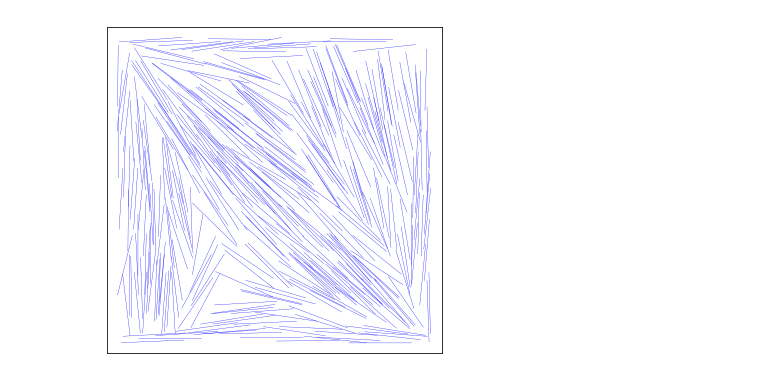
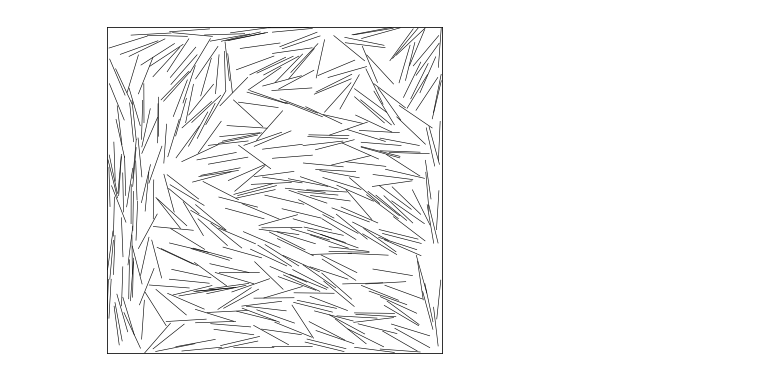
Before and after one commit to m-walters/mcmd, a Jupyter notebook: rodplot.ipynb, the cells around one changed output. Cells and saved outputs as stored; diff of their text form; code cells hidden in the pictures.

```diff
--- a/rodplot.ipynb
+++ b/rodplot.ipynb
@@ -4,34 +4,34 @@ import matplotlib.pyplot as plt
 %matplotlib inline
 # %%
 def plotLine(x1,y1,x2,y2):
-    plt.gca().plot([x1, x2], [y1, y2], color='b', linestyle='-', linewidth=0.3)
+    plt.gca().plot([x1, x2], [y1, y2], color='k', linestyle='-', linewidth=0.6)
 # %%
-w = 16.
+w = 25.
 h = w
 plt.plot()
 plt.xlim(-w/2,w/2)
 plt.ylim(-h/2,h/2)
 plt.xticks([])
 plt.yticks([])
 
 # Read in data
-fname = "output/test"
+fname = "output/edgevar/edge25_"
 # fname = "save/confX/sweep_00085000"
 dfile = open(fname, "r")
 cntSnap = 0
-showSnap = 100
+showSnap = 200
 for line in dfile.readlines():
     if showSnap == cntSnap:
         if line == "\n": break
         l = line.split()
         plotLine(l[5],l[6],l[7],l[8])
     else:
         if line == "\n": cntSnap+=1
         else: continue
-
+l[4]
 plt.gcf().set_size_inches(6,6)
 f = plt.gcf()
 # %% [output]
-[figure, old version]
+[figure, new version]
 # %%
 f.savefig(fname+".eps");
```
Also changed, not shown: 5 other files.
